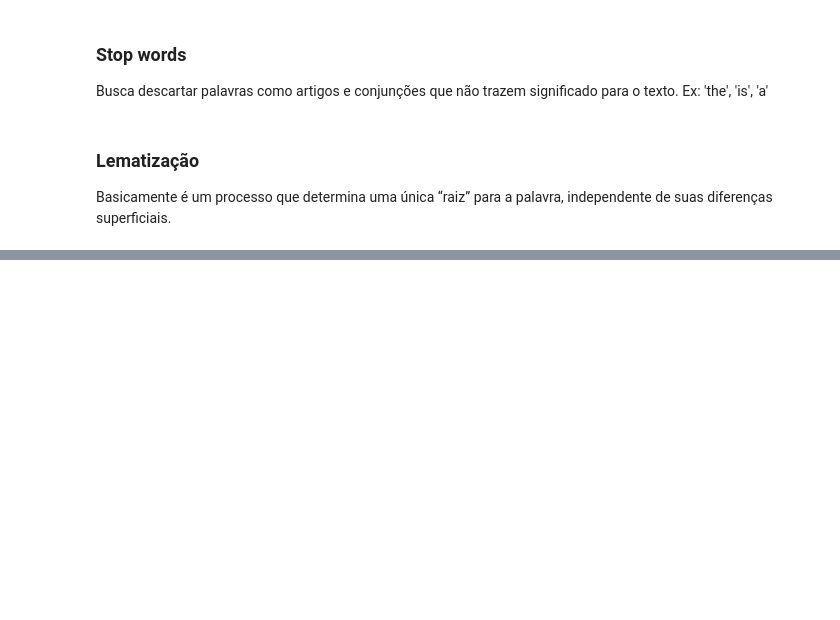
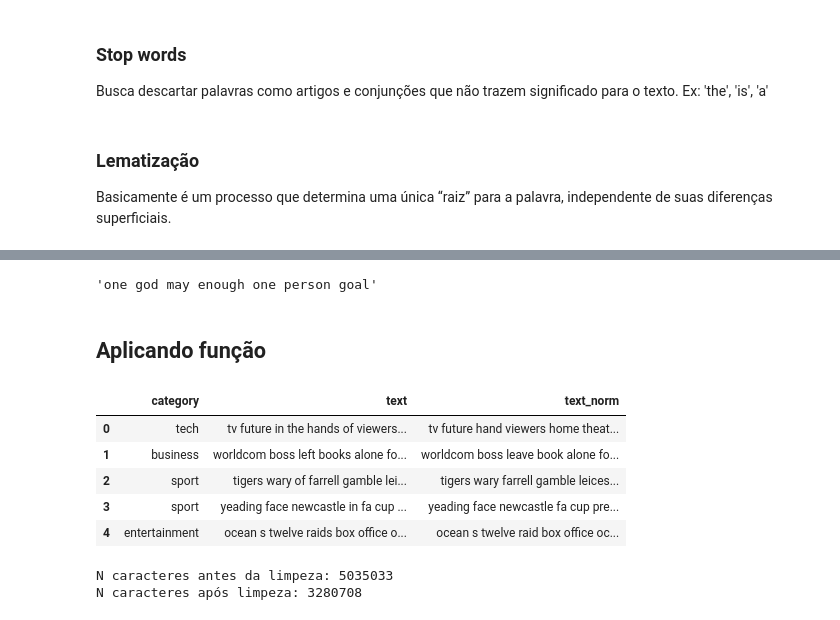
Before and after one commit to jackson-simionato/fase5_pos_tech, a Jupyter notebook: 1_Deep_Reinforncement_Learning/1_4_Redes_Recorrentes/1_4_Redes_Recorrentes.ipynb, the cells around one changed output, grey strips where cells are left out. Saved outputs shown, nothing was run; the diff lists cells and outputs as text; code cells hidden in the pictures; blank space fills up the shorter version.

```diff
--- a/1_Deep_Reinforncement_Learning/1_4_Redes_Recorrentes/1_4_Redes_Recorrentes.ipynb
+++ b/1_Deep_Reinforncement_Learning/1_4_Redes_Recorrentes/1_4_Redes_Recorrentes.ipynb
@@ -144,5 +148,14 @@ def limpeza_texto(text):
     text = re.sub("[^\w\s]", "", text) # Remove caracteres que não palavras, caracteres especiais
     text = text.lower() # Converte para minúsculo
 
+    # Removendo stopwords
+    text = [word for word in text.split() if word not in list(STOPWORDS)]
 
-    return print(text)
+    # Word lemmatization, mudançar para verbos no infinitivo
+    sentence = []
+
+    for word in text:
+        lemmatizer = WordNetLemmatizer()
+        sentence.append(lemmatizer.lemmatize(word, 'v'))
+
+    return ' '.join(sentence)
@@ -152,0 +171,23 @@ aaaqqq  asxaqw qwqwa ab http   adeusss
+# %%
+limpeza_texto('One god may be enough, but one for each person is the goal')
+# %% [output]
+'one god may enough one person goal'
+# %% [markdown]
+## Aplicando função
+# %%
+df['text_norm'] = df['text'].apply(limpeza_texto)
+# %%
+df.head()
+# %% [output]
+|  | category | text | text_norm |
+| 0 | tech | tv future in the hands of viewers... | tv future hand viewers home theat... |
+| 1 | business | worldcom boss left books alone fo... | worldcom boss leave book alone fo... |
+| 2 | sport | tigers wary of farrell gamble lei... | tigers wary farrell gamble leices... |
+| 3 | sport | yeading face newcastle in fa cup ... | yeading face newcastle fa cup pre... |
+| 4 | entertainment | ocean s twelve raids box office o... | ocean s twelve raid box office oc... |
+# %%
+print(f"N caracteres antes da limpeza: {df['text'].apply(len).sum()}")
+print(f"N caracteres após limpeza: {df['text_norm'].apply(len).sum()}")
+# %% [output]
+N caracteres antes da limpeza: 5035033
+N caracteres após limpeza: 3280708
```
Also changed, not shown: parts of 35 cells of this notebook, 2 other files.
